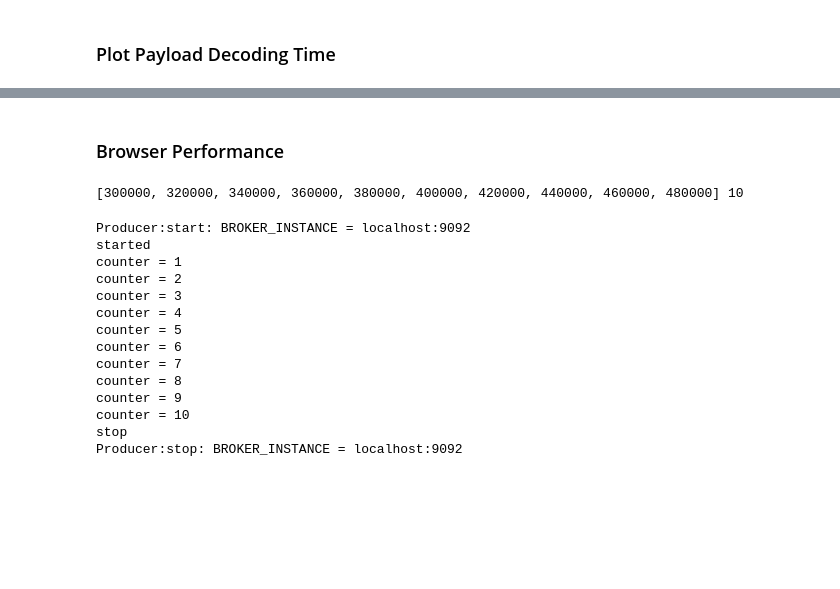
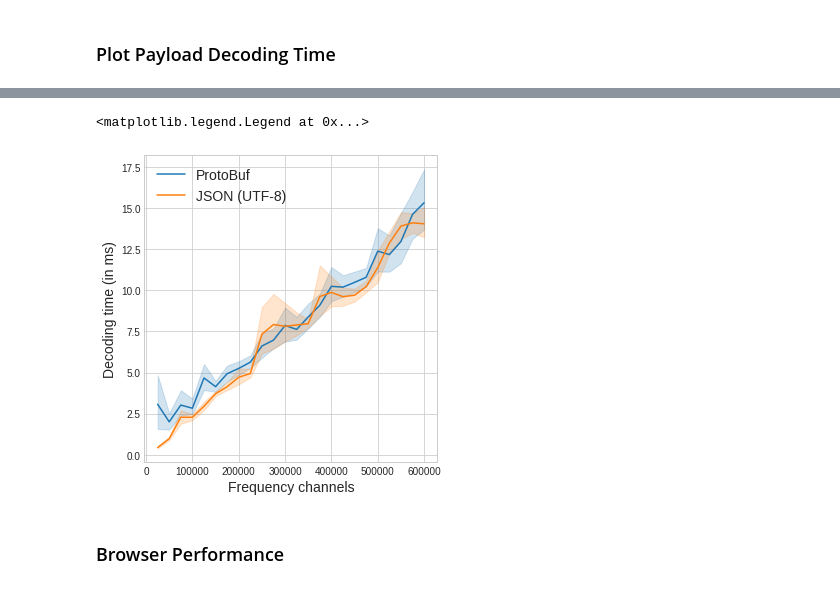
Before and after one commit to saifulkhan/streaming-vis-perf, a Jupyter notebook: producer/src/spectrogram_benchmark.ipynb, the cells around one changed output, grey strips where cells are left out. Drawn from its saved outputs; the diff is of its cells as text; code cells hidden in the pictures; blank space fills up the shorter version.

Commit message:
spectrogram performance data

```diff
--- a/producer/src/spectrogram_benchmark.ipynb
+++ b/producer/src/spectrogram_benchmark.ipynb
@@ -841,36 +639,32 @@ df
+# %%
+# plot
+plt.style.use("seaborn-whitegrid")
+fig = plt.figure(figsize=(5, 5), tight_layout=True)
+
+p = sns.lineplot(data=df, x="Channel", y="Time", hue="Encoding")
+
+p.set_xlabel("Frequency channels", fontsize=14)
+p.set_ylabel(f"Decoding time (in ms)", fontsize=14)
+plt.legend(fontsize=14)
+# %% [output]
+<matplotlib.legend.Legend at 0x...>
+[figure, added]
 # %% [markdown]
 ### Browser Performance
 # %%
-r = range(300000, 500000, 20000)
-print(list(r), len(r))
+channel_range = range(300000, 500000, 20000)
+print(list(channel_range), len(channel_range))
-# %% [output]
-[300000, 320000, 340000, 360000, 380000, 400000, 420000, 440000, 460000, 480000] 10
 # %%
 num_spectrograms = 1
 
 await producer.start();
 sleep(2); print(f"started"); count = 1;
 
-for channel in r:
-    payload, _ = payload_generator.spectrogram_protobus(num_spectrograms, channel)
+for channel in channel_range:
+    payload, _ = pg.spectrogram_protobus(num_spectrograms, channel)
     res = await producer.produce(payload, f'{Protocol.PROTOBUF}_{MessageTopic.SPECTROGRAM}')
 
     print(f"counter = {count}"); count += 1; sleep(1)
 
 print(f"stop")
 await producer.stop()
-# %% [output]
-Producer:start: BROKER_INSTANCE = localhost:9092
-started
-counter = 1
-counter = 2
-counter = 3
-counter = 4
-counter = 5
-counter = 6
-counter = 7
-counter = 8
-counter = 9
-counter = 10
-stop
-Producer:stop: BROKER_INSTANCE = localhost:9092
```
Also changed, not shown: parts of 17 cells of this notebook, 4 other files.
